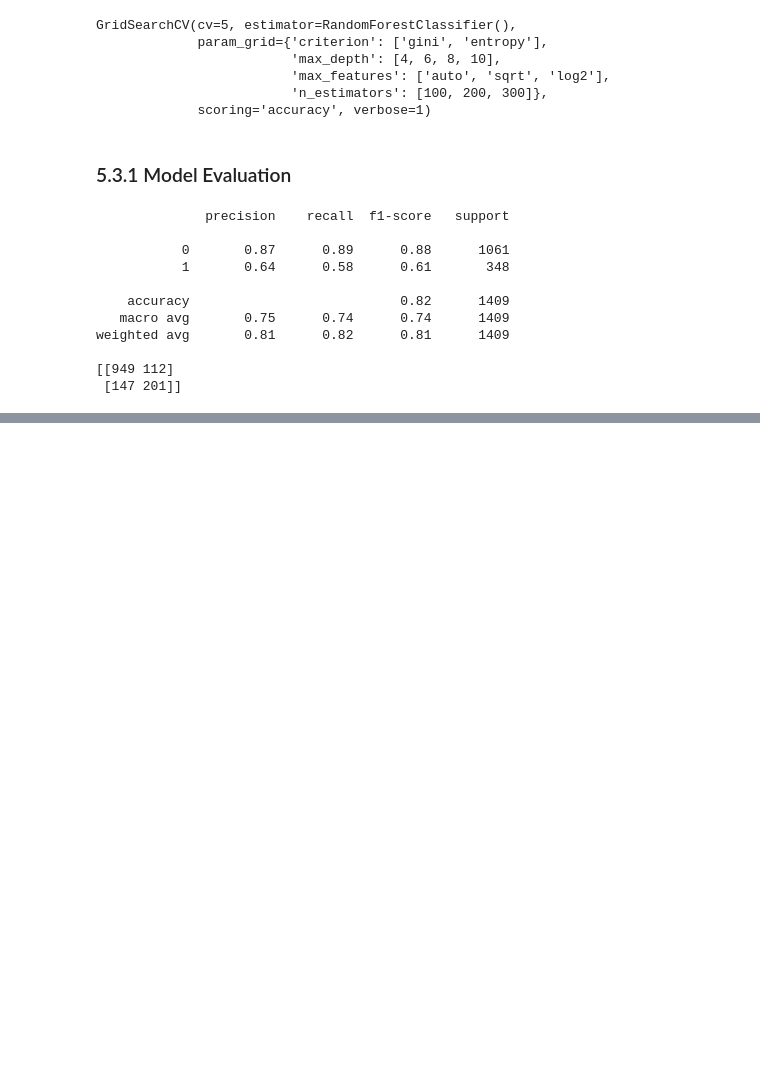
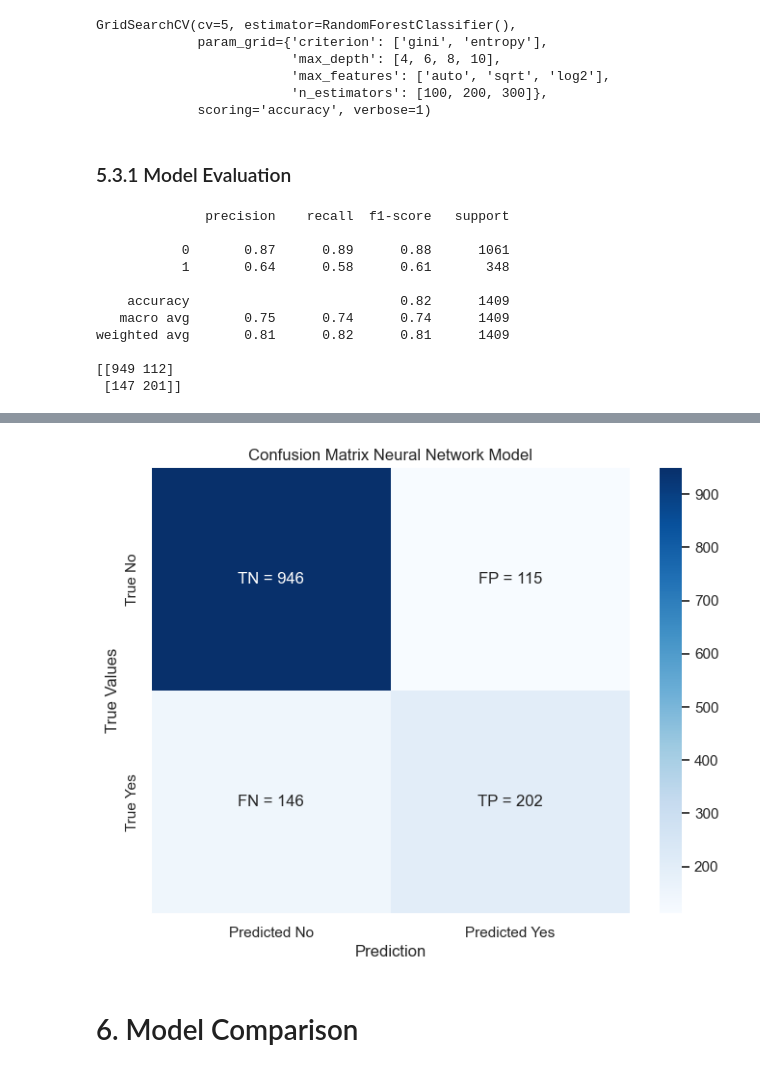
Before and after one commit to FJGM2023015/Telecommunication-Churn, a Jupyter notebook: Telecomunication_Churn.ipynb, the cells around one changed output, grey strips where cells are left out. Drawn from its saved outputs; the diff is of its cells as text; code cells hidden in the pictures; blank space fills up the shorter version.

```diff
--- a/Telecomunication_Churn.ipynb
+++ b/Telecomunication_Churn.ipynb
@@ -698,0 +676,23 @@ plt.show()
+# %%
+# DataFrame Confusion Matrix
+conf_matrix_df = pd.DataFrame(
+    conf_matrix,
+    index=['True No', 'True Yes'],
+    columns=['Predicted No', 'Predicted Yes']
+)
+
+# Labels
+labels = np.array([['TN = 946', 'FP = 115'], ['FN = 146', 'TP = 202']])
+
+# Heatmap
+fig, ax = plt.subplots(figsize=(8, 6))
+sns.heatmap(conf_matrix_df, annot=labels, fmt='', cmap='Blues', ax=ax)
+
+plt.xlabel('Prediction')
+plt.ylabel('True Values')
+plt.title('Confusion Matrix Neural Network Model')
+plt.show()
+# %% [output]
+[figure, added]
+# %% [markdown]
+# 6. Model Comparison
```
Also changed, not shown: parts of 22 cells of this notebook.
